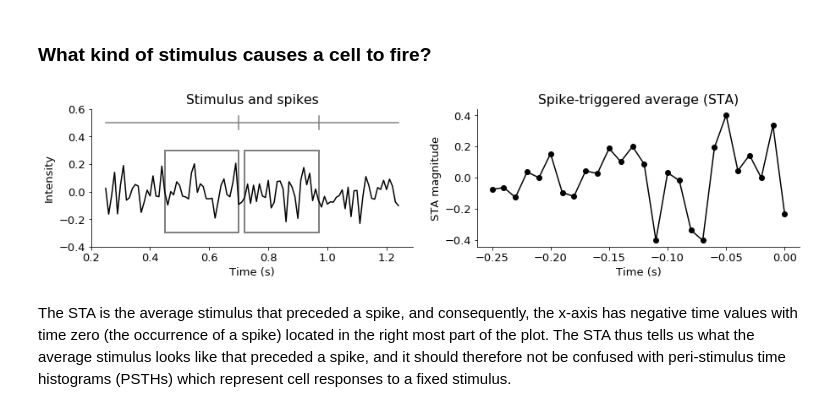
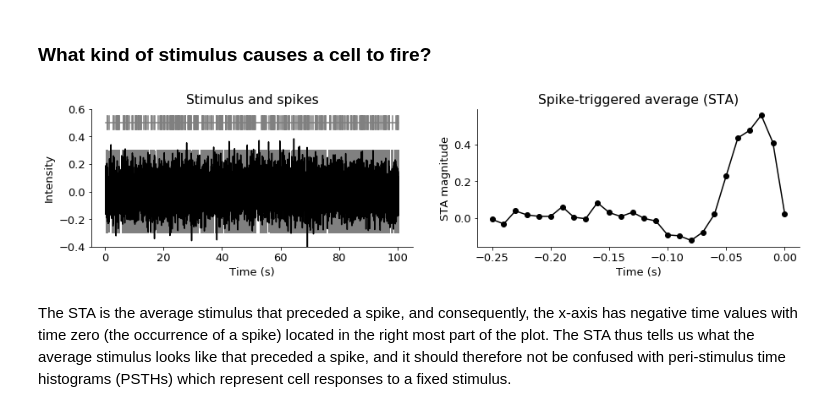
Before and after one commit to ala-laurila-lab/jupyter-notebooks, a Jupyter notebook: MixedTopics/Temporal filters and receptive fields.ipynb, the cells around one changed output. Drawn from its saved outputs; the diff is of its cells as text; code cells hidden in the pictures.

```diff
--- a/Temporal filters and receptive fields.ipynb
+++ b/MixedTopics/Temporal filters and receptive fields.ipynb
@@ -24,7 +24,7 @@ f = f / np.linalg.norm(f)
 # %%
 np.random.seed(13)
 l = 1000;      # stimulus length in seconds
-nPlot = 100; # samples to plot
+nPlot = 10000; # samples to plot
 winSize = 0.25 # filter size (s)
 shift = 25     # shift to avoid negative indices
 
@@ -35,34 +35,34 @@ z = np.convolve(s, np.flip(f, axis=0), 'full')  # 1. convolve with the flipped f
 mu = z * (z>0)                                  # 2. rectifying non-linearity
 spikes = np.random.poisson(mu)                  # 3. spike generation
 
 # plot the stimulus, spikes, and the window containing the stimulus preceeding each spike
 plt.figure(figsize=(15, 3))
 ah = plt.subplot(1, 2, 1)
 plt.plot(time[shift:nPlot+shift], s[shift:nPlot+shift], 'k-')
 ah.set_ylabel('Intensity')
 ah.set_xlabel('Time (s)')
 ah.set_title('Stimulus and spikes')
 ah.set_ylim([-0.4, 0.6])
 plt.plot(time[shift:nPlot+shift], 0.5*np.ones(nPlot), '-', color='gray')
 for idx in np.argwhere(spikes[shift:nPlot+shift]>0):
     plt.plot([time[idx+shift], time[idx+shift]], [0.45, 0.55], '-', color='gray')
     rect = patches.Rectangle([time[idx+shift]-winSize, -0.3], winSize, 0.6, linewidth=2,edgecolor='gray',facecolor='none')
     ah.add_patch(rect)
 
 # Calculate and plot the spike-triggered average (STA)
 ah = plt.subplot(1, 2, 2)
 nSta = int(winSize/dt)+1;
 sta = np.zeros(nSta)
 for idx in np.argwhere(spikes[shift:nPlot+shift]>0):
     sta += spikes[shift+idx]*s[idx[0]+shift-nSta+1:idx[0]+shift+1]
 staNorm = sta / np.linalg.norm(sta)
 plt.plot(np.arange(-winSize, 0+dt, dt), staNorm, 'ko-')
 #plt.plot(t, f, '-', color='gray')
 ah.set_ylabel('STA magnitude')
 ah.set_xlabel('Time (s)')
 ah.set_title('Spike-triggered average (STA)');
 # %% [output]
-[figure, old version]
+[figure, new version]
 # %% [markdown]
 The STA is the average stimulus that preceded a spike, and consequently, the x-axis has negative time values with time zero (the occurrence of a spike) located in the right most part of the plot. The STA thus tells us what the average stimulus looks like that preceded a spike, and it should therefore not be confused with peri-stimulus time histograms (PSTHs) which represent cell responses to a fixed stimulus.
 # %% [markdown]
```
Also changed, not shown: 7 other files.
